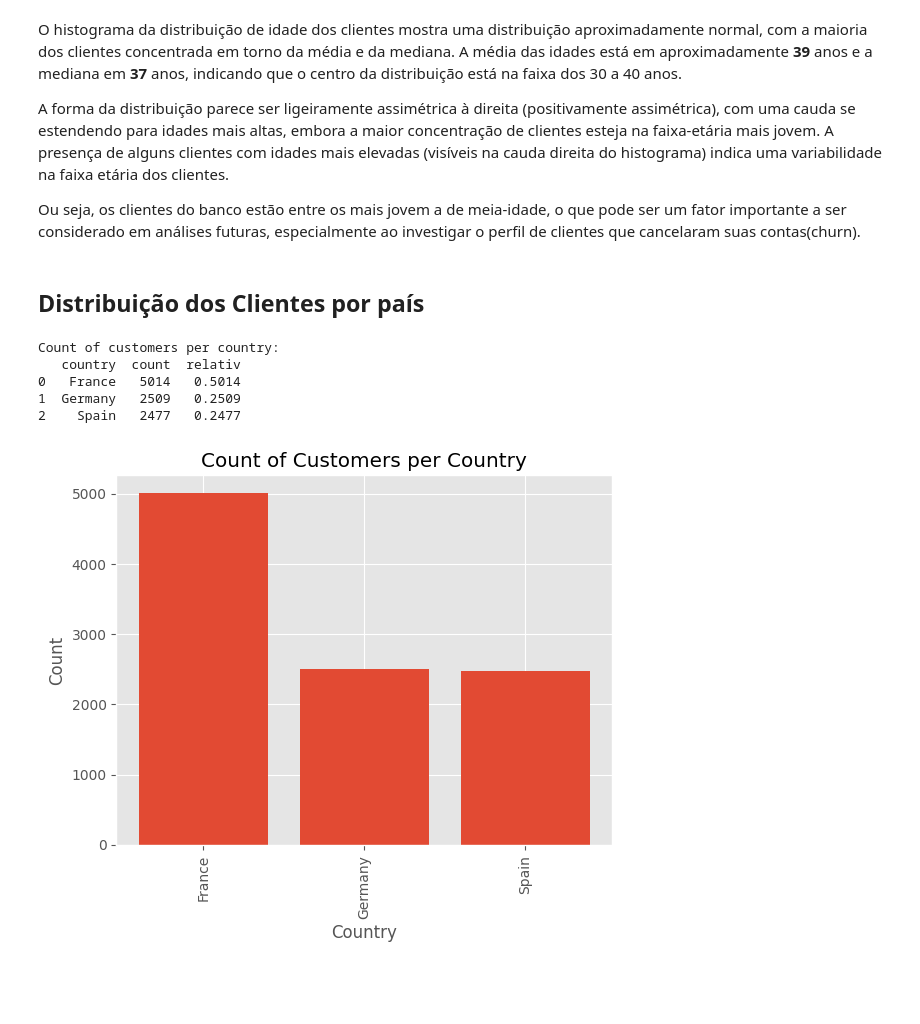
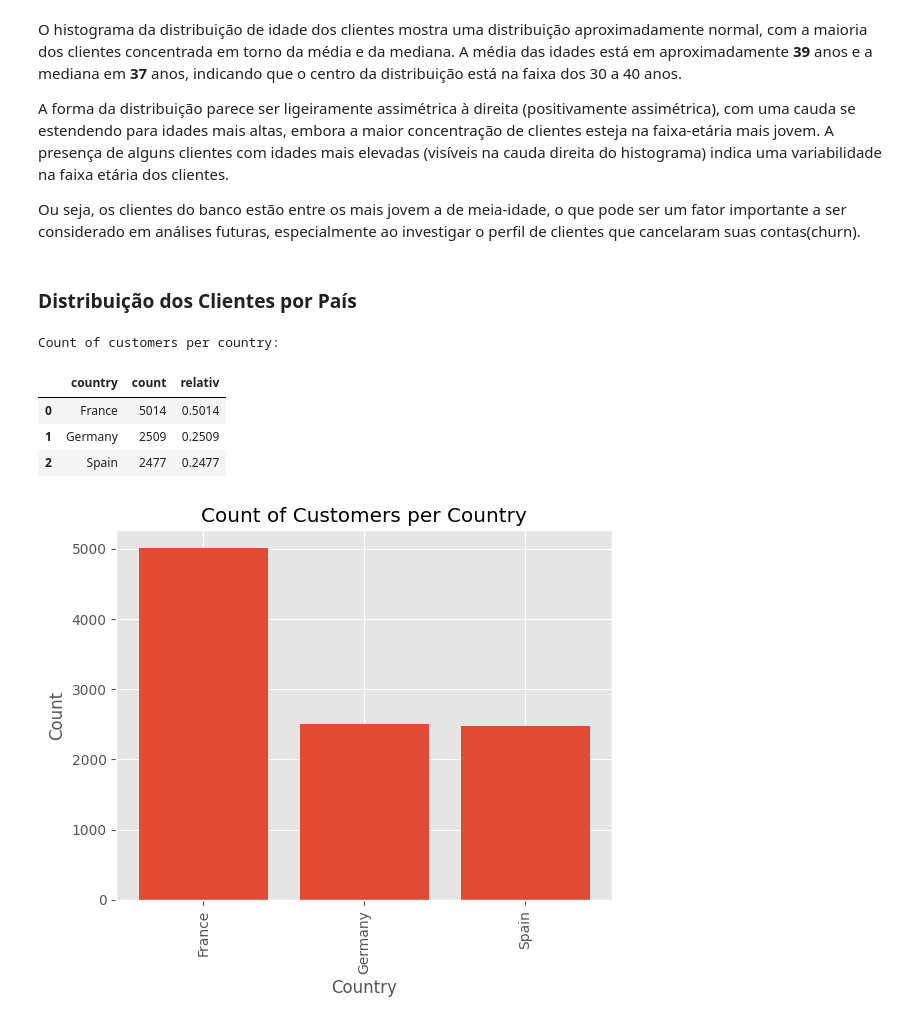
Before and after one commit to Emannuel-A/Bank-Customer-Churn---Analysis, a Jupyter notebook: Bank_Customer_Churn.ipynb, the cells around one changed output. Cells and saved outputs as stored; diff of their text form; code cells hidden in the pictures; blank space fills up the shorter version.

```diff
--- a/Bank_Customer_Churn.ipynb
+++ b/Bank_Customer_Churn.ipynb
@@ -133,19 +160,19 @@ A forma da distribuição parece ser ligeiramente assimétrica à direita (posit
 
 Ou seja, os clientes do banco estão entre os mais jovem a de meia-idade, o que pode ser um fator importante a ser considerado em análises futuras, especialmente ao investigar o perfil de clientes que cancelaram suas contas(churn).
 # %% [markdown]
-## Distribuição dos Clientes por país
+### Distribuição dos Clientes por País
 # %%
 country_counts = df['country'].value_counts().reset_index()
 country_counts.columns = ['country', 'count']
 country_counts['relativ'] = country_counts['count'] / country_counts['count'].sum()
 print("Count of customers per country:")
-print(country_counts)
+display(country_counts)
 # %% [output]
 Count of customers per country:
-   country  count  relativ
-0   France   5014   0.5014
-1  Germany   2509   0.2509
-2    Spain   2477   0.2477
+|  | country | count | relativ |
+| 0 | France | 5014 | 0.5014 |
+| 1 | Germany | 2509 | 0.2509 |
+| 2 | Spain | 2477 | 0.2477 |
 # %%
 plt.bar(country_counts['country'], country_counts['count'])
 plt.title('Count of Customers per Country')
```
Also changed, not shown: parts of 40 cells of this notebook.
